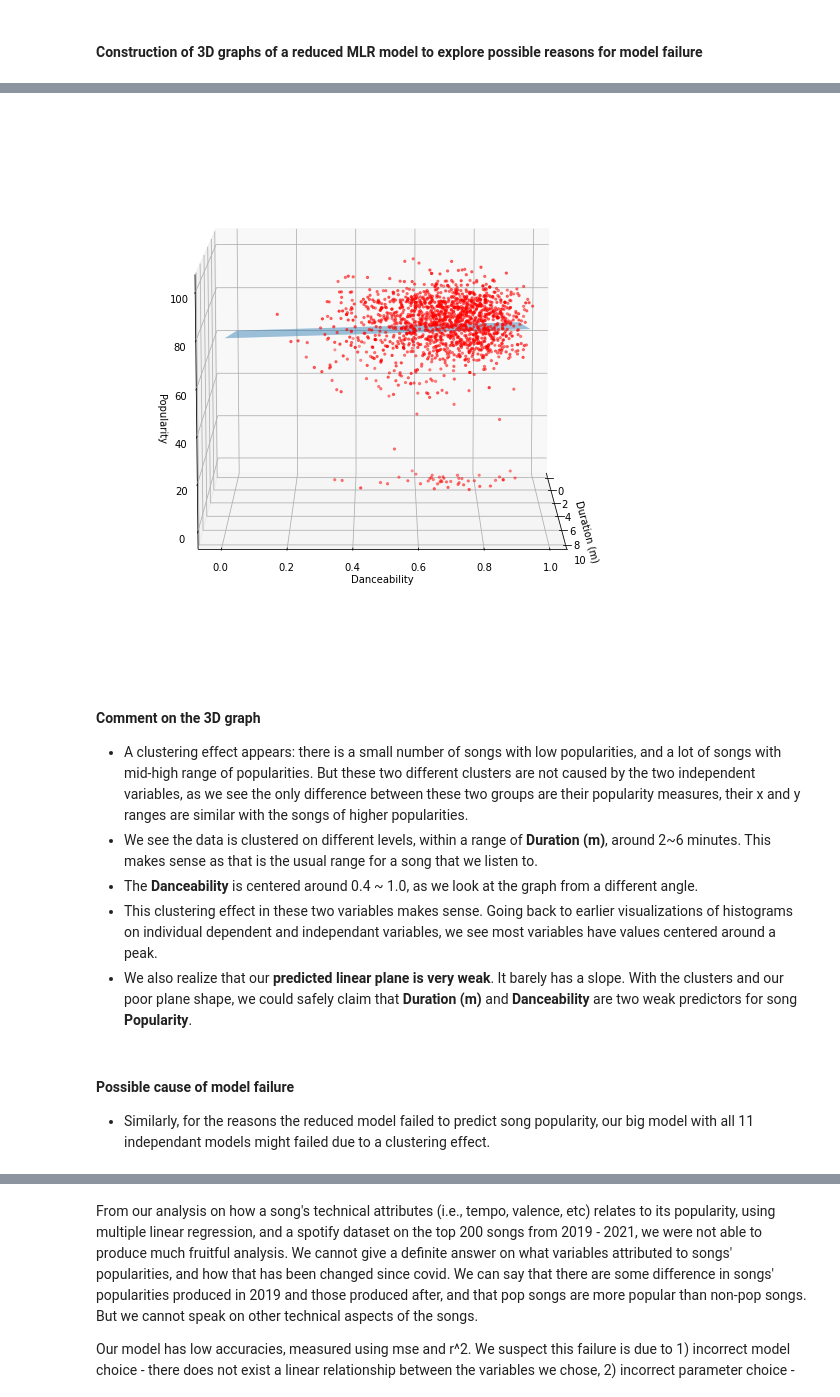
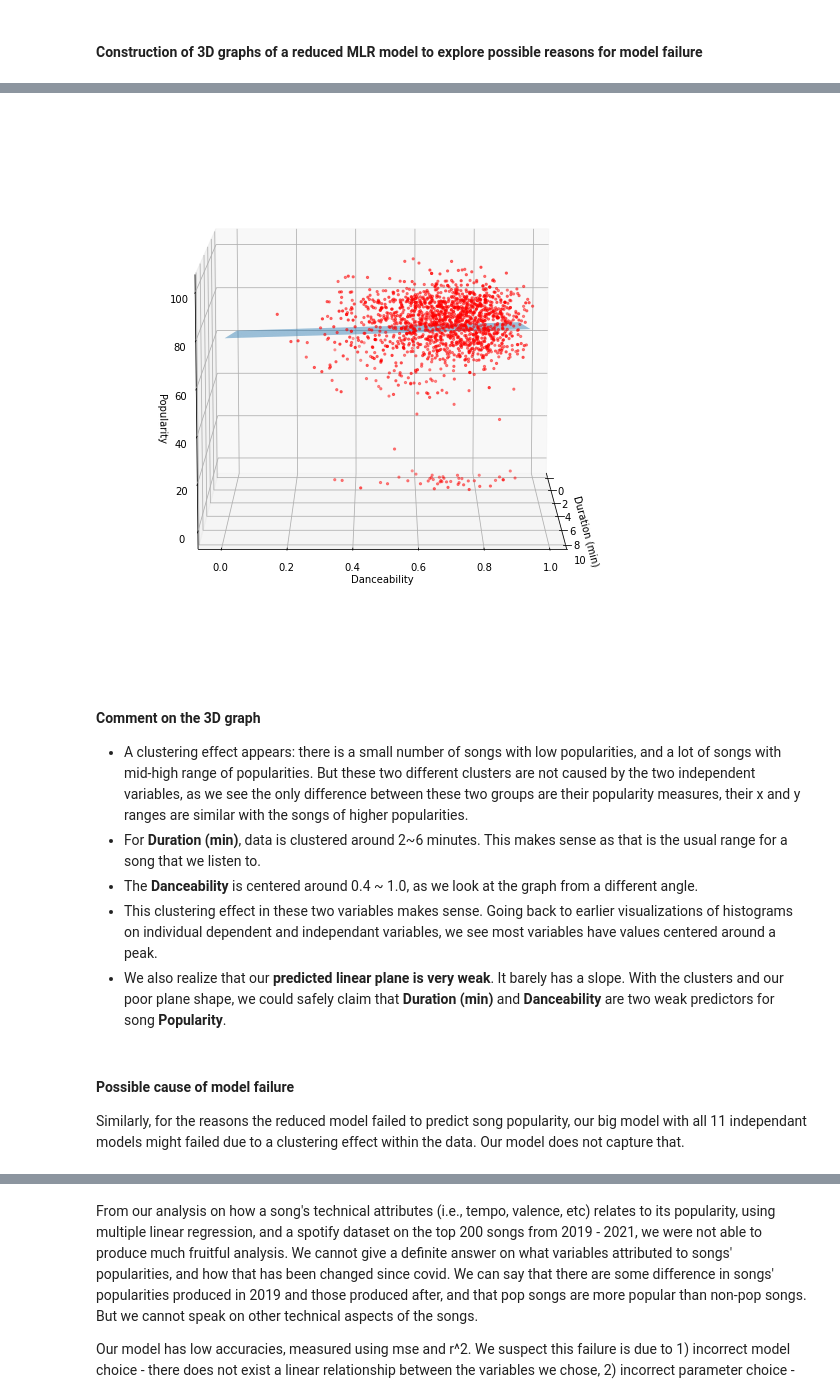
Before and after one commit to Opheliadh/DH140-Final-Music-Trends, a Jupyter notebook: Spotify_songs_popularity.ipynb, the cells around one changed output, grey strips where cells are left out. Cells and saved outputs as stored; diff of their text form; code cells hidden in the pictures.

```diff
--- a/Spotify_songs_popularity.ipynb
+++ b/Spotify_songs_popularity.ipynb
@@ -473,28 +475,28 @@ plt.show()
 # %%
 fig = plt.figure(figsize=(20,10))
 ax=fig.add_subplot(111,projection='3d')
 ax.scatter(X1[:,0], X1[:,1],Y, marker='.',color='red')
-ax.set_xlabel('Duration (m)')
+ax.set_xlabel('Duration (min)')
 ax.set_ylabel('Danceability')
 ax.set_zlabel('Popularity')
 
 xs=np.tile(np.arange(0.0,8.0,0.4),(20,1))
 ys=np.tile(np.arange(0.0,1.0,0.05),(20,1)).T
 zs=xs*reg.coef_[0]+ys*reg.coef_[1]+reg.intercept_
 ax.plot_surface(xs,ys,zs,alpha=0.5)
 ax.view_init(10, 0)
 plt.show()
 # %% [output]
-[figure, old version]
+[figure, new version]
 # %% [markdown]
 #### Comment on the 3D graph
 
 - A clustering effect appears: there is a small number of songs with low popularities, and a lot of songs with mid-high range of popularities. But these two different clusters are not caused by the two independent variables, as we see the only difference between these two groups are their popularity measures, their x and y ranges are similar with the songs of higher popularities.
-- We see the data is clustered on different levels, within a range of **Duration (m)**, around 2~6 minutes. This makes sense as that is the usual range for a song that we listen to.
+- For **Duration (min)**, data is clustered around 2~6 minutes. This makes sense as that is the usual range for a song that we listen to.
 - The **Danceability** is centered around 0.4 ~ 1.0, as we look at the graph from a different angle.
 - This clustering effect in these two variables makes sense. Going back to earlier visualizations of histograms on individual dependent and independant variables, we see most variables have values centered around a peak.
-- We also realize that our **predicted linear plane is very weak**. It barely has a slope. With the clusters and our poor plane shape, we could safely claim that **Duration (m)** and **Danceability** are two weak predictors for song **Popularity**.
+- We also realize that our **predicted linear plane is very weak**. It barely has a slope. With the clusters and our poor plane shape, we could safely claim that **Duration (min)** and **Danceability** are two weak predictors for song **Popularity**.
 # %% [markdown]
 #### Possible cause of model failure
-- Similarly, for the reasons the reduced model failed to predict song popularity, our big model with all 11 independant models might failed due to a clustering effect.
+Similarly, for the reasons the reduced model failed to predict song popularity, our big model with all 11 independant models might failed due to a clustering effect within the data. Our model does not capture that.
 # %% [markdown]
```
Also changed, not shown: parts of 77 cells of this notebook.
